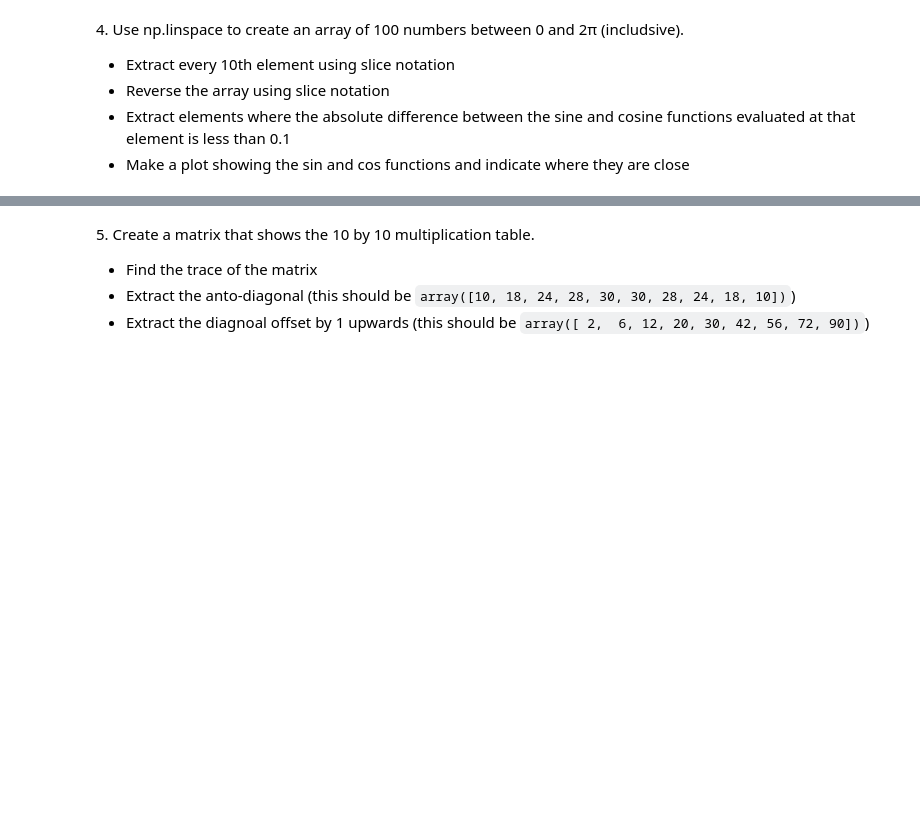
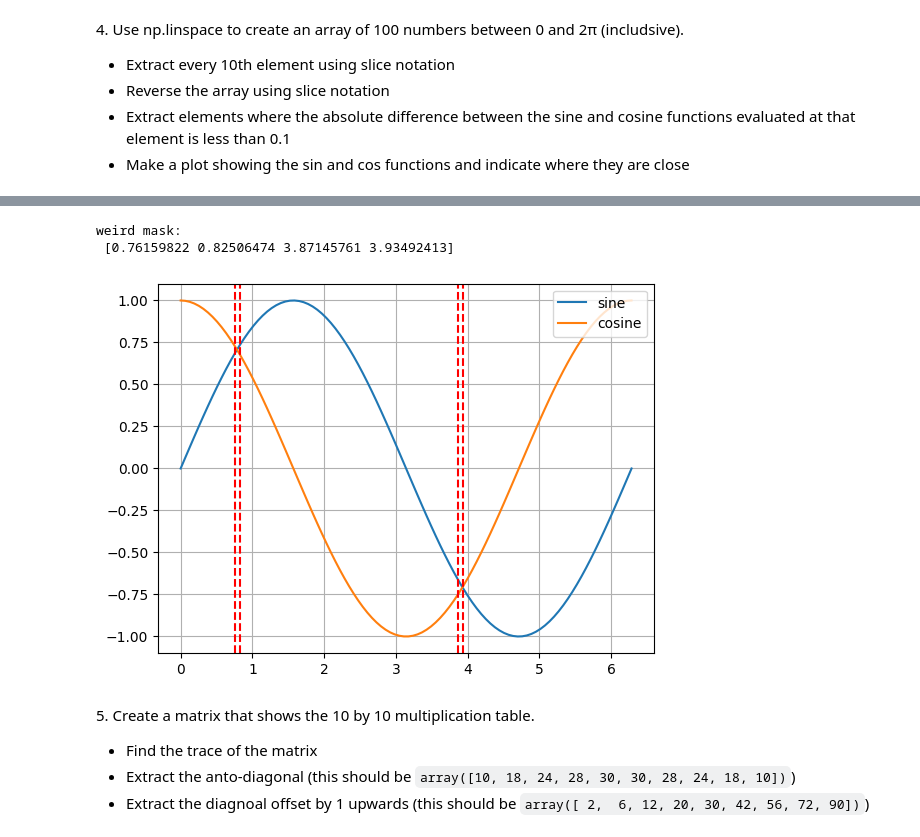
Before and after one commit to gleeeee0788/LaboratoryOfComputationalPhysics_Y9, a Jupyter notebook: 04ex_Numpy.ipynb, the cells around one changed output, grey strips where cells are left out. Saved outputs shown, nothing was run; the diff lists cells and outputs as text; code cells hidden in the pictures; blank space fills up the shorter version.

```diff
--- a/04ex_Numpy.ipynb
+++ b/04ex_Numpy.ipynb
@@ -30,3 +97,9 @@ Hint: Use the following numpy functions - np.random.random, np.any as well as Bo
   * Reverse the array using slice notation
   * Extract elements where the absolute difference between the sine and cosine functions evaluated at that element is less than 0.1
   * Make a plot showing the sin and cos functions and indicate where they are close
+# %%
+B = np.linspace(0, 2*np.pi, 100)
+print(B)
+
+#a
+print("\nevery 10th:\n", B[::10])
@@ -33,3 +146,27 @@ Hint: Use the following numpy functions - np.random.random, np.any as well as Bo
+# %%
+#c
+weird_mask = B[np.abs(np.sin(B) - np.cos(B)) < 0.1]
+print("\nweird mask:\n", weird_mask)
+# %% [output]
+weird mask:
+ [0.76159822 0.82506474 3.87145761 3.93492413]
+# %%
+#d
+import matplotlib.pyplot as plt
+
+fig, ax = plt.subplots()
+ax.plot(B, np.sin(B), label='sine')
+ax.plot(B, np.cos(B), label='cosine')
+ax.axvline(x=weird_mask[0], linestyle='--', color='r')
+ax.axvline(x=weird_mask[1], linestyle='--', color='r')
+ax.axvline(x=weird_mask[2], linestyle='--', color='r')
+ax.axvline(x=weird_mask[3], linestyle='--', color='r')
+ax.grid(True)
+ax.legend(loc='upper right')
+
+plt.show()
+# %% [output]
+[figure, added]
 # %% [markdown]
 5\. Create a matrix that shows the 10 by 10 multiplication table.
 
```
Also changed, not shown: parts of 16 cells of this notebook, 2 other files.
